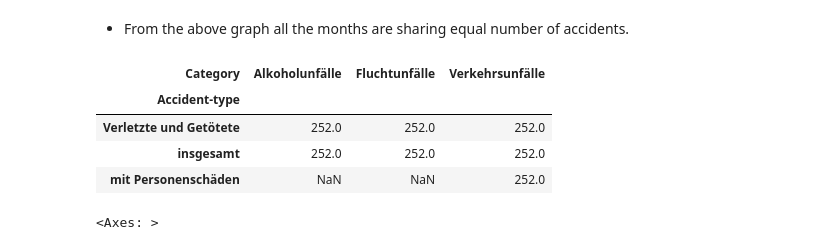
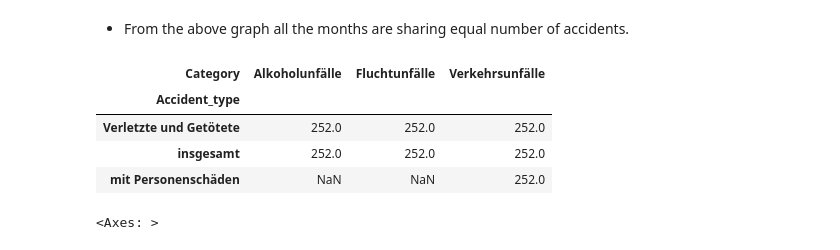
Before and after one commit to Sulochanaakki/munich_accidentdataset_modelbuilding, a Jupyter notebook: Notebook/dataanalysis.ipynb, the cells around one changed output. Drawn from its saved outputs; the diff is of its cells as text; code cells hidden in the pictures.

```diff
--- a/Notebook/dataanalysis.ipynb
+++ b/Notebook/dataanalysis.ipynb
@@ -106,6 +107,6 @@ Name: JAHR, dtype: int64
 # %% [markdown]
 #### Renaming the columnnames to English
 # %%
-df_2020.rename(columns={"MONATSZAHL":"Category","AUSPRÄGUNG":"Accident-type","JAHR":"Year","MONAT":"Month","WERT":"Value"}, inplace=True)
+df_2020.rename(columns={"MONATSZAHL":"Category","AUSPRÄGUNG":"Accident_type","JAHR":"Year","MONAT":"Month","WERT":"Value"}, inplace=True)
 df_2020.head()
 # %% [output]
@@ -285,10 +286,10 @@ df_2020['Month'].value_counts().plot(kind='bar')
 # %% [markdown]
 - From the above graph  all the months are sharing equal number of accidents.
 # %%
-(df_2020.groupby([df_2020["Accident-type"],df_2020.Category]).Category.count()).unstack()
+(df_2020.groupby([df_2020["Accident_type"],df_2020.Category]).Category.count()).unstack()
 # %% [output]
 | Category | Alkoholunfälle | Fluchtunfälle | Verkehrsunfälle |
-| Accident-type |  |  |  |
+| Accident_type |  |  |  |
 | Verletzte und Getötete | 252.0 | 252.0 | 252.0 |
 | insgesamt | 252.0 | 252.0 | 252.0 |
 | mit Personenschäden | NaN | NaN | 252.0 |
```
Also changed, not shown: parts of 35 cells of this notebook, 6 other files.
